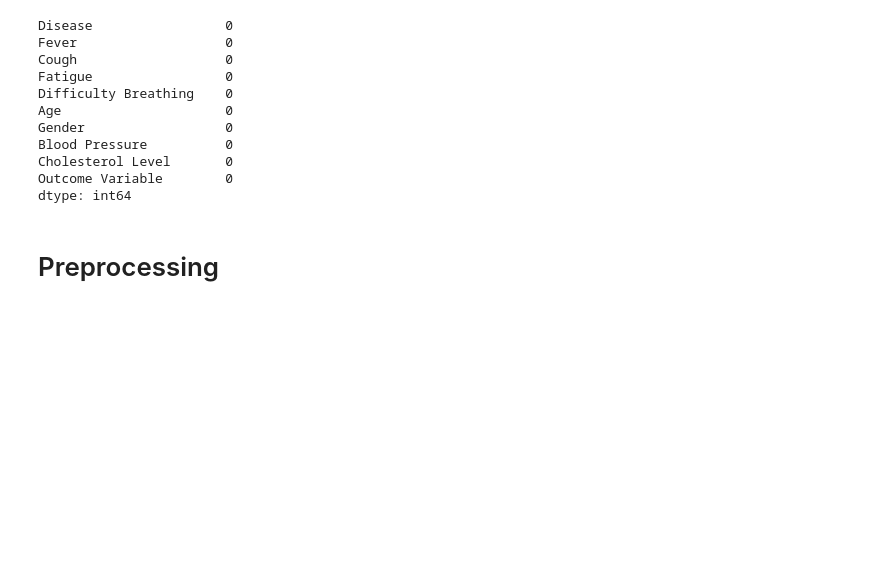
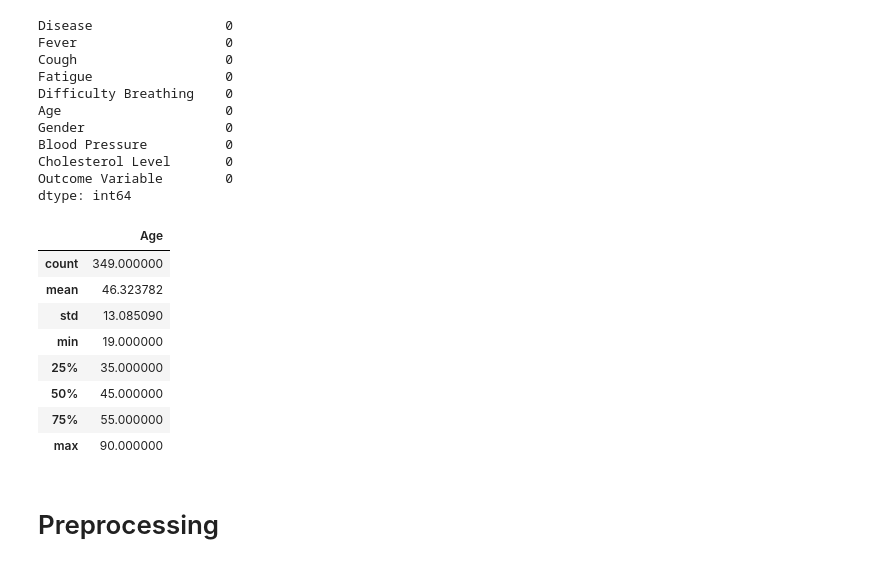
Before and after one commit to InfoSecurity-Project-Team/SecureMedicalRecordSharingUsingEncryption, a Jupyter notebook: notebooks/disease-symptoms_model.ipynb, the cells around one changed output. Saved outputs shown, nothing was run; the diff lists cells and outputs as text; code cells hidden in the pictures; blank space fills up the shorter version.

```diff
--- a/notebooks/disease-symptoms_model.ipynb
+++ b/notebooks/disease-symptoms_model.ipynb
@@ -45,5 +45,17 @@ Blood Pressure          0
 Cholesterol Level       0
 Outcome Variable        0
 dtype: int64
+# %%
+df.describe()
+# %% [output]
+|  | Age |
+| count | 349.000000 |
+| mean | 46.323782 |
+| std | 13.085090 |
+| min | 19.000000 |
+| 25% | 35.000000 |
+| 50% | 45.000000 |
+| 75% | 55.000000 |
+| max | 90.000000 |
 # %% [markdown]
 # Preprocessing
```
Also changed, not shown: parts of 17 cells of this notebook.
